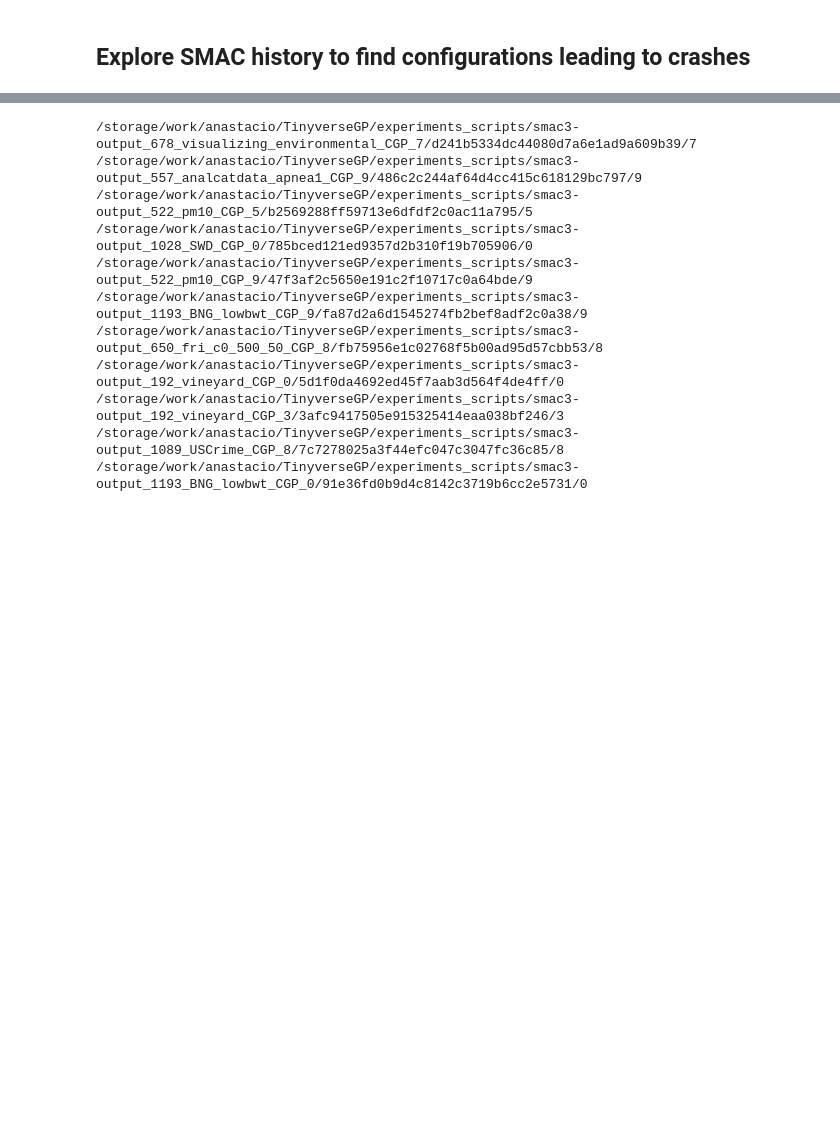
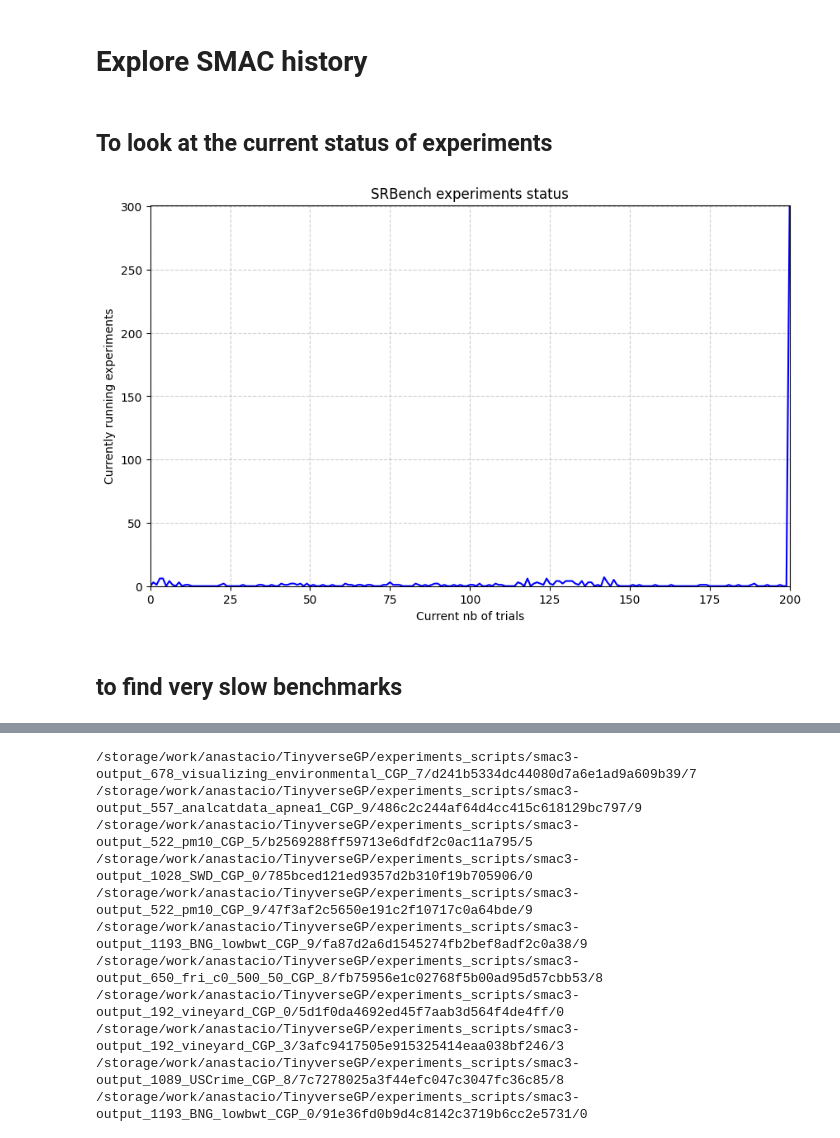
Before and after one commit to folivetti/TinyverseGP, a Jupyter notebook: experiments_scripts/check_results.ipynb, the cells around one changed output, grey strips where cells are left out. Saved outputs shown, nothing was run; the diff lists cells and outputs as text; code cells hidden in the pictures; blank space fills up the shorter version.

```diff
--- a/experiments_scripts/check_results.ipynb
+++ b/experiments_scripts/check_results.ipynb
@@ -1,5 +1,5 @@
 # %% [markdown]
-## Explore SMAC history to find configurations leading to crashes
+# Explore SMAC history
 # %%
 import os
 import math
@@ -22,3 +22,51 @@ def explore_smac3_runhistory(dir_path):
 
 
     return scenario, runhistory
+# %% [markdown]
+## To look at the current status of experiments
+# %%
+running = {}
+for base_path in Path().resolve().glob("smac3-output_*"):
+    if base_path.is_dir():
+        subdirs = [d for d in base_path.iterdir() if d.is_dir()]
+        if not subdirs:
+            continue
+        base_path = subdirs[0]
+        subdirs = [d for d in base_path.iterdir() if d.is_dir()]
+        if not subdirs:
+            continue
+        file_path = subdirs[0]
+        scenario, runhistory = explore_smac3_runhistory(file_path)
+        l = len(runhistory.keys())
+        running[file_path.parts[6][12:]] = l
+# %%
+import matplotlib.pyplot as plt
+from collections import Counter
+# Replace this with your list of integers
+data = list(running.values())
+
+# Calculate the frequency of each integer
+value_counts = Counter(data)
+for key in range(0,201):
+    if key not in value_counts:
+        value_counts[key] = 0
+values = sorted(value_counts.keys())
+probabilities = [value_counts[v] for v in values]
+
+# Plot the PMF as a curve
+plt.figure(figsize=(10, 6))
+plt.plot(values, probabilities, marker="", linestyle="-", color="b", markersize=4)
+
+# Add labels and title
+plt.title("SRBench experiments status")
+plt.xlabel("Current nb of trials")
+plt.ylabel("Currently running experiments")
+plt.grid(True, linestyle="--", alpha=0.6)
+plt.xlim(0,200)
+plt.ylim(0, max(probabilities) + 1)
+# Show the plot
+plt.show()
+# %% [output]
+[figure, added]
+# %% [markdown]
+## to find very slow benchmarks
```
Also changed, not shown: parts of 4 cells of this notebook, 1 other file.
